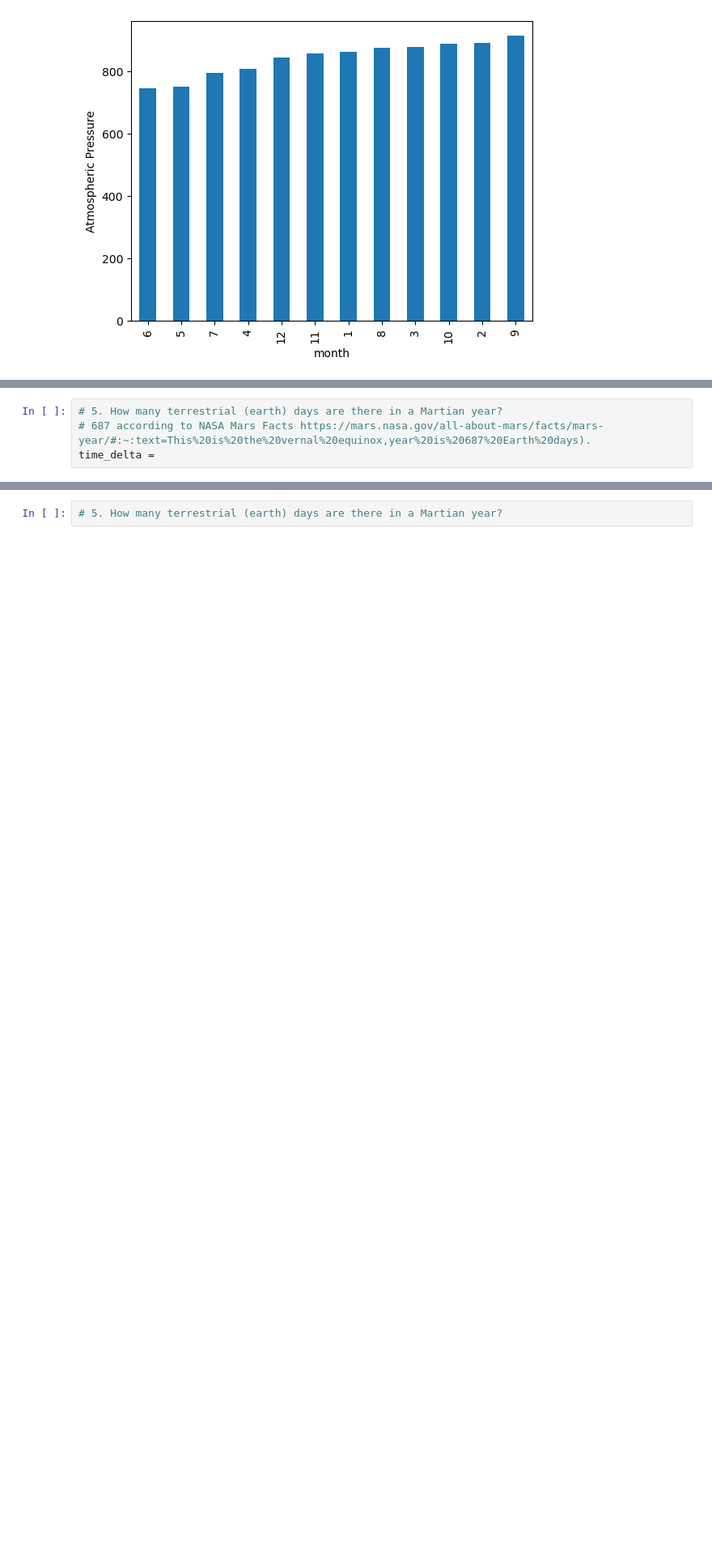
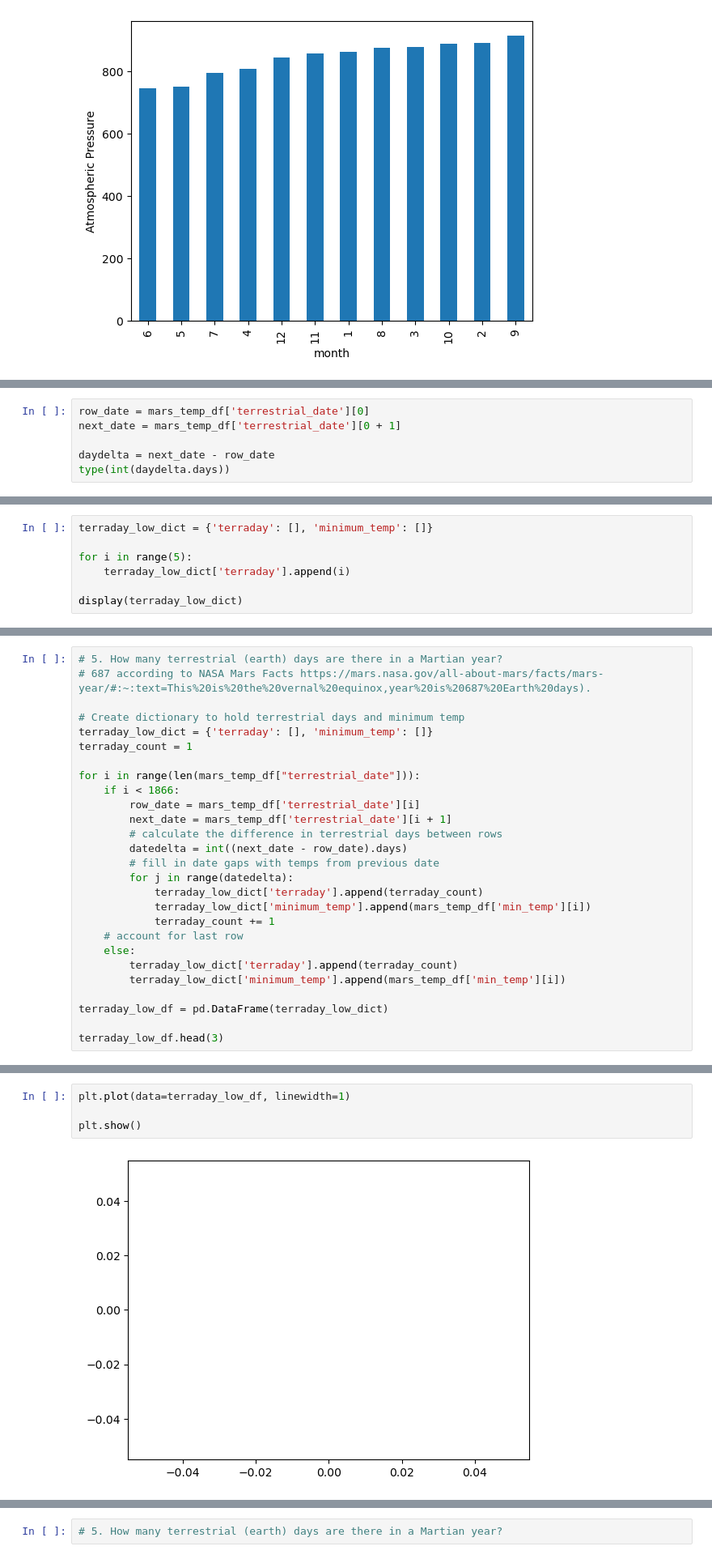
Before and after one commit to StarkArk/ScrapingMars_Splinter_BeautifulSoup, a Jupyter notebook: part_2_mars_weather.ipynb, the cells around one changed output, grey strips where cells are left out. Shown at 81% size. Drawn from its saved outputs; the diff is of its cells as text; blank space fills up the shorter version.

```diff
--- a/part_2_mars_weather.ipynb
+++ b/part_2_mars_weather.ipynb
@@ -374,0 +383,6 @@ terraday_count = 1
+# %%
+row_date = mars_temp_df['terrestrial_date'][0]
+next_date = mars_temp_df['terrestrial_date'][0 + 1]
+
+daydelta = next_date - row_date
+type(int(daydelta.days))
@@ -374,0 +409,7 @@ terraday_count = 1
+# %%
+terraday_low_dict = {'terraday': [], 'minimum_temp': []}
+
+for i in range(5):
+    terraday_low_dict['terraday'].append(i)
+
+display(terraday_low_dict)
@@ -375,5 +418,28 @@ terraday_count = 1
 # %%
 # 5. How many terrestrial (earth) days are there in a Martian year?
 # 687 according to NASA Mars Facts https://mars.nasa.gov/all-about-mars/facts/mars-year/#:~:text=This%20is%20the%20vernal%20equinox,year%20is%20687%20Earth%20days).
-time_delta =
+
+# Create dictionary to hold terrestrial days and minimum temp
+terraday_low_dict = {'terraday': [], 'minimum_temp': []}
+terraday_count = 1
+
+for i in range(len(mars_temp_df["terrestrial_date"])):
+    if i < 1866:
+        row_date = mars_temp_df['terrestrial_date'][i]
+        next_date = mars_temp_df['terrestrial_date'][i + 1]
+        # calculate the difference in terrestrial days between rows
+        datedelta = int((next_date - row_date).days)
+        # fill in date gaps with temps from previous date
+        for j in range(datedelta):
+            terraday_low_dict['terraday'].append(terraday_count)
+            terraday_low_dict['minimum_temp'].append(mars_temp_df['min_temp'][i])
+            terraday_count += 1
+    # account for last row
+    else:
+        terraday_low_dict['terraday'].append(terraday_count)
+        terraday_low_dict['minimum_temp'].append(mars_temp_df['min_temp'][i])
+
+terraday_low_df = pd.DataFrame(terraday_low_dict)
+
+terraday_low_df.head(3)
 # %% [output]
@@ -380,0 +450,6 @@ time_delta =
+# %%
+plt.plot(data=terraday_low_df, linewidth=1)
+
+plt.show()
+# %% [output]
+[figure, added]
```
Also changed, not shown: parts of 9 cells of this notebook.
